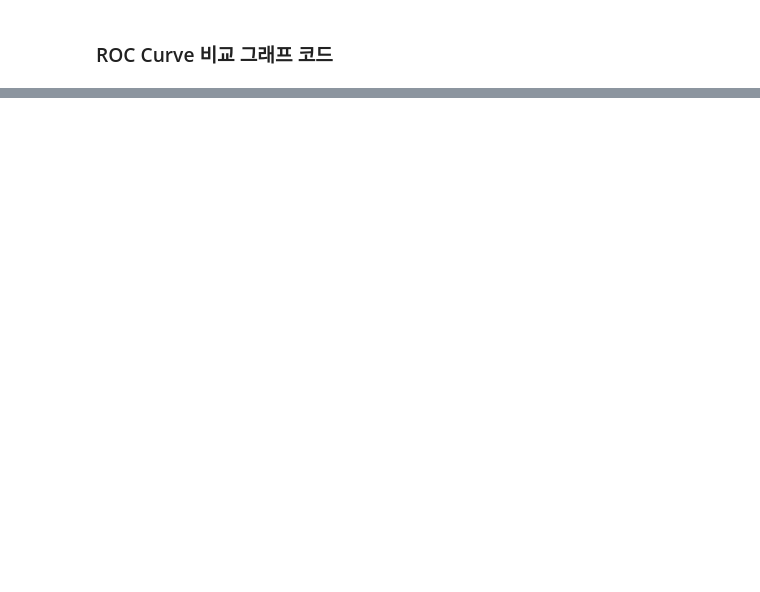
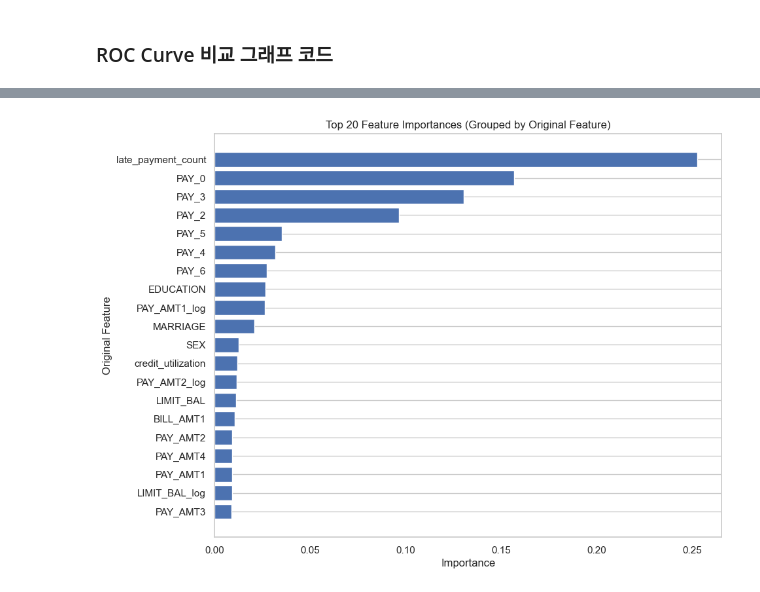
Before and after one commit to cherrima/hipython, a Jupyter notebook: Learning/11_CreditCard_DefaultPrediction.ipynb, the cells around one changed output, grey strips where cells are left out. Drawn from its saved outputs; the diff is of its cells as text; code cells hidden in the pictures; blank space fills up the shorter version.

```diff
--- a/Learning/11_CreditCard_DefaultPrediction.ipynb
+++ b/Learning/11_CreditCard_DefaultPrediction.ipynb
@@ -660,0 +978,29 @@ plt.show()
+# %%
+# 결과 변수 꺼내기
+# xgb_model = xgb_result["xgb_model"]
+
+# 기존 모델의 파라미터 수정
+# xgb_model.set_params(classifier__scale_pos_weight=scale_pos_weight)
+
+# 기존 pipeline 내부의 classifier(XGBClassifier)만 꺼내기
+xgb_core = xgb_model.named_steps['classifier']
+
+# classifier 파라미터 수정
+xgb_core.set_params(scale_pos_weight=scale_pos_weight)
+
+# 다시 학습
+xgb_result = train_evaluate_tree_model(
+    model=xgb_core, # xgb_core 적용
+    X_train=X_train,
+    y_train=y_train,
+    X_test=X_test,
+    y_test=y_test,
+    cat_cols=cat_cols,
+    num_cols=num_cols,
+    prefix="xgb"
+)
+
+# 결과 변수 꺼내기
+xgb_model = xgb_result["xgb_model"]
+xgb_y_pred = xgb_result["xgb_y_pred"]
+xgb_y_prob = xgb_result["xgb_y_prob"]
@@ -660,0 +1572,15 @@ plt.show()
+# %%
+import matplotlib.pyplot as plt
+
+top_n = 20
+plot_df = fi_grouped.head(top_n).sort_values('importance', ascending=True)
+
+plt.figure(figsize=(10, 8))
+plt.barh(plot_df['feature_original'], plot_df['importance'])
+plt.xlabel('Importance')
+plt.ylabel('Original Feature')
+plt.title(f'Top {top_n} Feature Importances (Grouped by Original Feature)')
+plt.grid(axis='x')
+plt.show()
+# %% [output]
+[figure, added]
```
Also changed, not shown: parts of 55 cells of this notebook, 1 other file.
